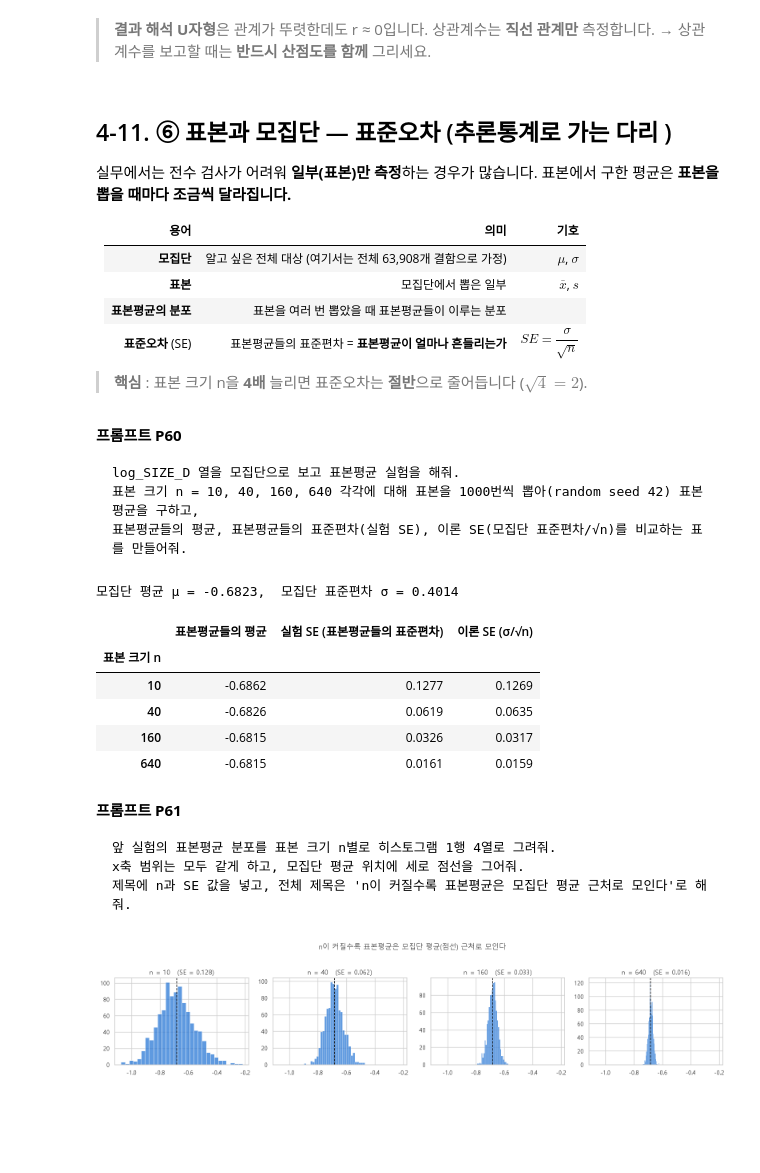
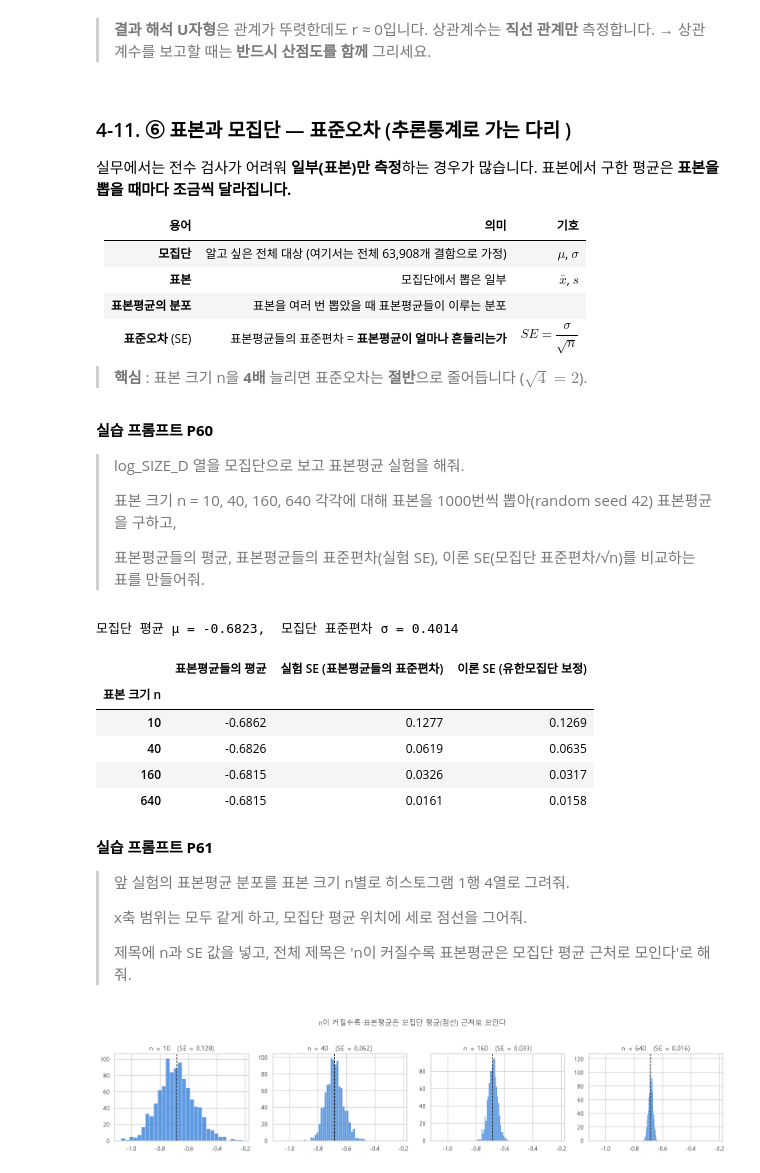
Before and after one commit to Youngpyoryu/Lecture_Note, a Jupyter notebook: 조선이공대/반도체_웨이퍼_EDA_기초통계_A_to_Z_학생용.ipynb, the cells around one changed output. Cells and saved outputs as stored; diff of their text form; code cells hidden in the pictures; blank space fills up the shorter version.

````diff
--- a/조선이공대/반도체_웨이퍼_EDA_3일차.ipynb
+++ b/조선이공대/반도체_웨이퍼_EDA_기초통계_A_to_Z_학생용.ipynb
@@ -1891,7 +1911,7 @@ plt.tight_layout(); plt.show()
 > **결과 해석**
 > **U자형**은 관계가 뚜렷한데도 r ≈ 0입니다. 상관계수는 **직선 관계만** 측정합니다. → 상관계수를 보고할 때는 **반드시 산점도를 함께** 그리세요.
 # %% [markdown]
-## 4-11. ⑥ 표본과 모집단 — 표준오차 (추론통계로 가는 다리 )
+### 4-11. ⑥ 표본과 모집단 — 표준오차 (추론통계로 가는 다리 )
 
 실무에서는 전수 검사가 어려워 **일부(표본)만 측정**하는 경우가 많습니다. 표본에서 구한 평균은 **표본을 뽑을 때마다 조금씩 달라집니다.**
 
@@ -1904,40 +1924,28 @@ plt.tight_layout(); plt.show()
 
 > **핵심** : 표본 크기 n을 **4배** 늘리면 표준오차는 **절반**으로 줄어듭니다 ($\sqrt{4} = 2$).
 # %% [markdown]
-**프롬프트 P60**
-```text
-log_SIZE_D 열을 모집단으로 보고 표본평균 실험을 해줘.
-표본 크기 n = 10, 40, 160, 640 각각에 대해 표본을 1000번씩 뽑아(random seed 42) 표본평균을 구하고,
-표본평균들의 평균, 표본평균들의 표준편차(실험 SE), 이론 SE(모집단 표준편차/√n)를 비교하는 표를 만들어줘.
-```
+**실습 프롬프트 P60**
+
+> log_SIZE_D 열을 모집단으로 보고 표본평균 실험을 해줘.
+>
+> 표본 크기 n = 10, 40, 160, 640 각각에 대해 표본을 1000번씩 뽑아(random seed 42) 표본평균을 구하고,
+>
+> 표본평균들의 평균, 표본평균들의 표준편차(실험 SE), 이론 SE(모집단 표준편차/√n)를 비교하는 표를 만들어줘.
 # %%
-pop = df["log_SIZE_D"].values           # 모집단으로 간주
-mu, sigma = pop.mean(), pop.std()
-rng = np.random.default_rng(42)
-
-sample_means = {}
-rows = []
-for n in [10, 40, 160, 640]:
-    means = np.array([rng.choice(pop, n, replace=False).mean() for _ in range(1000)])  # 1000번 반복
-    sample_means[n] = means
-    rows.append({"표본 크기 n": n, "표본평균들의 평균": means.mean(),
-                 "실험 SE (표본평균들의 표준편차)": means.std(), "이론 SE (σ/√n)": sigma / np.sqrt(n)})
-
-print(f"모집단 평균 μ = {mu:.4f},  모집단 표준편차 σ = {sigma:.4f}")
-pd.DataFrame(rows).set_index("표본 크기 n").round(4)
 # %% [output]
 모집단 평균 μ = -0.6823,  모집단 표준편차 σ = 0.4014
-|  | 표본평균들의 평균 | 실험 SE (표본평균들의 표준편차) | 이론 SE (σ/√n) |
+|  | 표본평균들의 평균 | 실험 SE (표본평균들의 표준편차) | 이론 SE (유한모집단 보정) |
 | 표본 크기 n |  |  |  |
 | 10 | -0.6862 | 0.1277 | 0.1269 |
 | 40 | -0.6826 | 0.0619 | 0.0635 |
 | 160 | -0.6815 | 0.0326 | 0.0317 |
-| 640 | -0.6815 | 0.0161 | 0.0159 |
+| 640 | -0.6815 | 0.0161 | 0.0158 |
 # %% [markdown]
-**프롬프트 P61**
-```text
-앞 실험의 표본평균 분포를 표본 크기 n별로 히스토그램 1행 4열로 그려줘.
-x축 범위는 모두 같게 하고, 모집단 평균 위치에 세로 점선을 그어줘.
-제목에 n과 SE 값을 넣고, 전체 제목은 'n이 커질수록 표본평균은 모집단 평균 근처로 모인다'로 해줘.
-```
+**실습 프롬프트 P61**
+
+> 앞 실험의 표본평균 분포를 표본 크기 n별로 히스토그램 1행 4열로 그려줘.
+>
+> x축 범위는 모두 같게 하고, 모집단 평균 위치에 세로 점선을 그어줘.
+>
+> 제목에 n과 SE 값을 넣고, 전체 제목은 'n이 커질수록 표본평균은 모집단 평균 근처로 모인다'로 해줘.
 # %%
````
Also changed, not shown: parts of 351 cells of this notebook, 3 other files.
